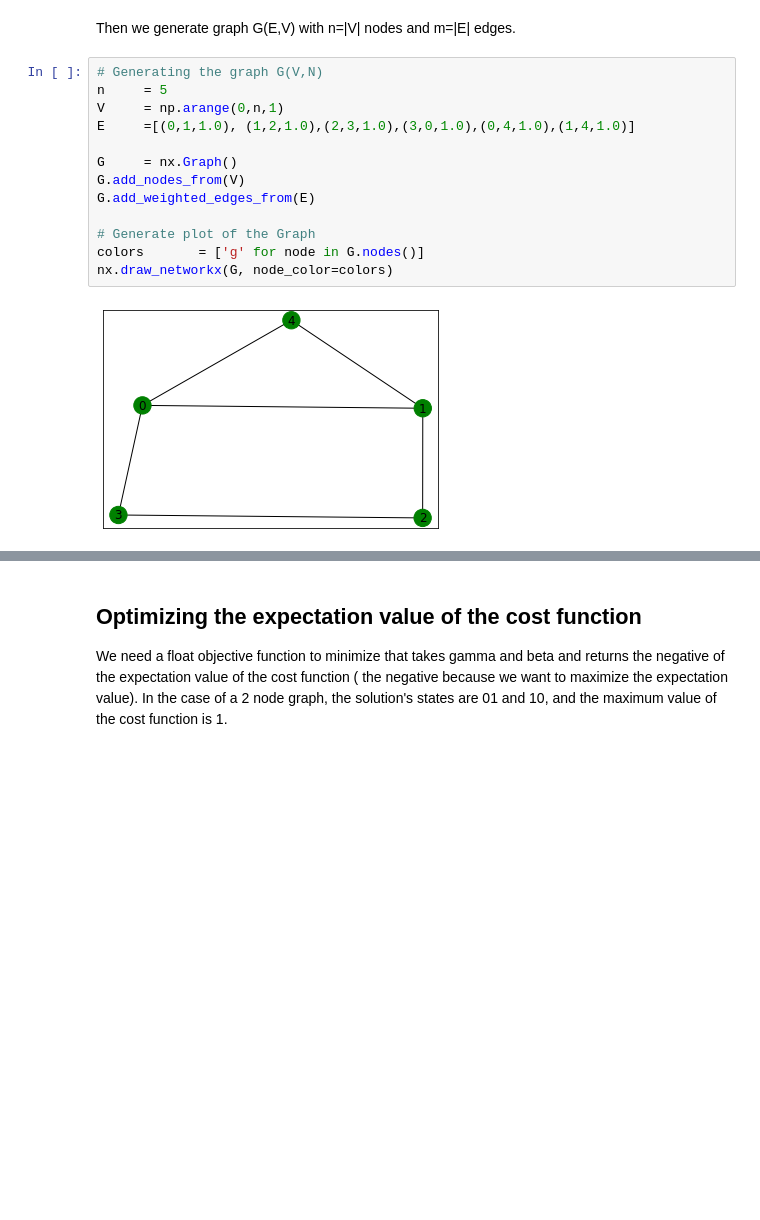
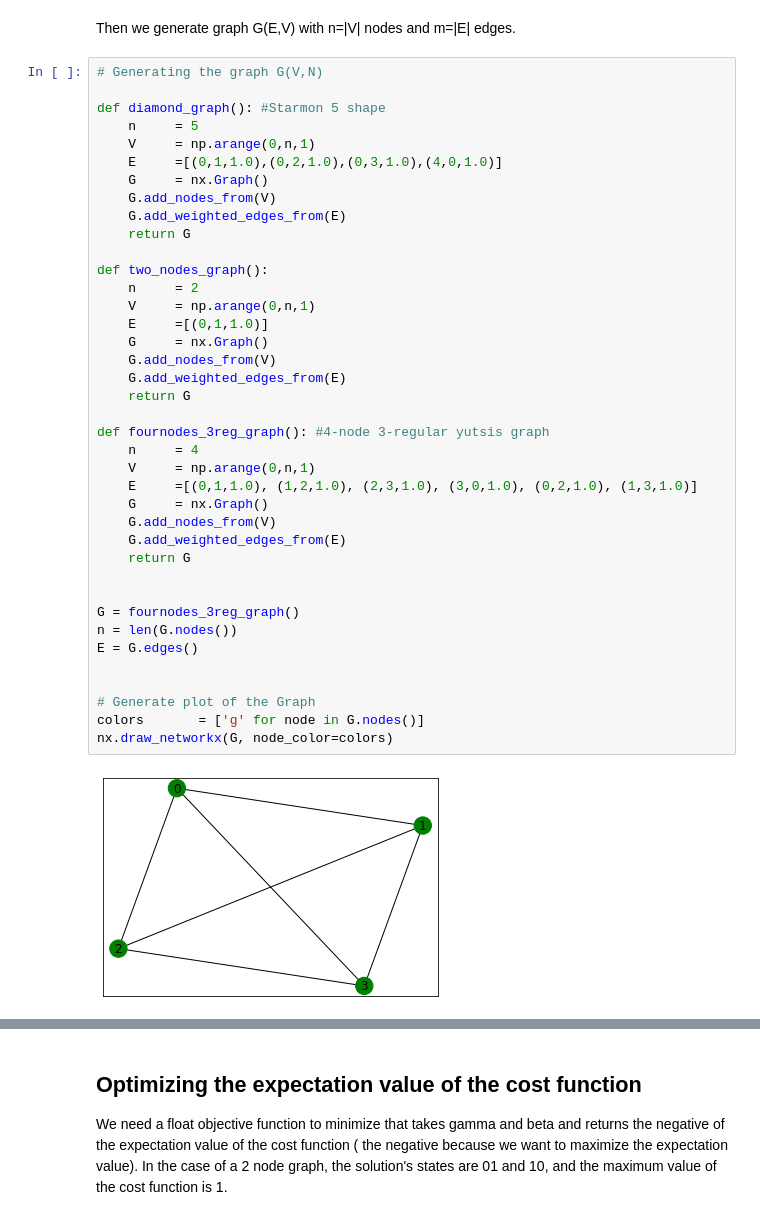
Before and after one commit to inafergra/QAOA-MaxCut, a Jupyter notebook: project.ipynb, the cells around one changed output, grey strips where cells are left out. Saved outputs shown, nothing was run; the diff lists cells and outputs as text; blank space fills up the shorter version.

```diff
--- a/project.ipynb
+++ b/project.ipynb
@@ -18,16 +25,42 @@ from scipy.optimize import minimize, LinearConstraint, differential_evolution
 Then we generate graph G(E,V) with n=|V| nodes and m=|E| edges.
 # %%
 # Generating the graph G(V,N)
-n     = 5
-V     = np.arange(0,n,1)
-E     =[(0,1,1.0), (1,2,1.0),(2,3,1.0),(3,0,1.0),(0,4,1.0),(1,4,1.0)]
 
-G     = nx.Graph()
-G.add_nodes_from(V)
-G.add_weighted_edges_from(E)
+def diamond_graph(): #Starmon 5 shape
+    n     = 5
+    V     = np.arange(0,n,1)
+    E     =[(0,1,1.0),(0,2,1.0),(0,3,1.0),(4,0,1.0)]
+    G     = nx.Graph()
+    G.add_nodes_from(V)
+    G.add_weighted_edges_from(E)
+    return G
+
+def two_nodes_graph():
+    n     = 2
+    V     = np.arange(0,n,1)
+    E     =[(0,1,1.0)]
+    G     = nx.Graph()
+    G.add_nodes_from(V)
+    G.add_weighted_edges_from(E)
+    return G
+
+def fournodes_3reg_graph(): #4-node 3-regular yutsis graph
+    n     = 4
+    V     = np.arange(0,n,1)
+    E     =[(0,1,1.0), (1,2,1.0), (2,3,1.0), (3,0,1.0), (0,2,1.0), (1,3,1.0)]
+    G     = nx.Graph()
+    G.add_nodes_from(V)
+    G.add_weighted_edges_from(E)
+    return G
+
+
+G = fournodes_3reg_graph()
+n = len(G.nodes())
+E = G.edges()
+
 
 # Generate plot of the Graph
 colors       = ['g' for node in G.nodes()]
 nx.draw_networkx(G, node_color=colors)
 # %% [output]
-[figure, old version]
+[figure, new version]
```
Also changed, not shown: parts of 22 cells of this notebook, 2 other files.
